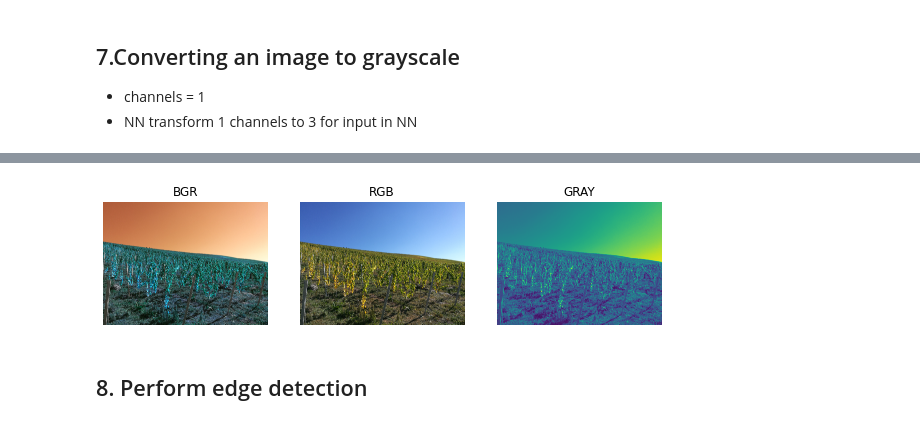
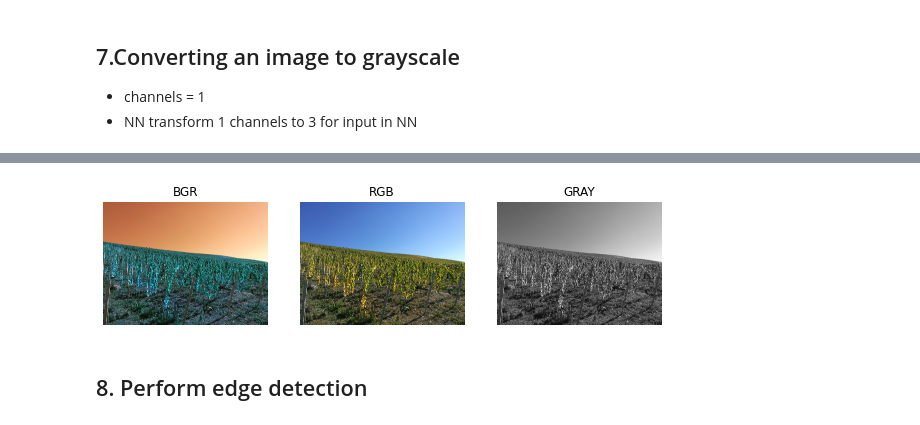
Before and after one commit to simsisim/sims-pyimage, a Jupyter notebook: _notebooks/2020-12-22-Day2-OpenCVTutorial.ipynb, the cells around one changed output, grey strips where cells are left out. Drawn from its saved outputs; the diff is of its cells as text; code cells hidden in the pictures.

```diff
--- a/_notebooks/2020-12-22-Day2-OpenCVTutorial.ipynb
+++ b/_notebooks/2020-12-22-Day2-OpenCVTutorial.ipynb
@@ -29,7 +35,8 @@ args = vars(ap.parse_args([])) #for *.py use args = vars(ap.parse_args())
 # %% [markdown]
 ## 1. Loading / Displaying an image
 # %%
-image = cv2.imread("images/face_detection05.jpg")#imread(args["image"])
+image = args["image01"]
+image = cv2.imread(image)#imread(args["image"])
 (h, w, c) = image.shape
 for i in range(1):
     fig = plt.figure("My Image", figsize = (7, 5))
@@ -152,25 +159,24 @@ plt.imshow(output)
  - channels = 1
  - NN transform 1 channels to 3 for input in NN
 # %%
-new_image = "images/green.jpg"
-image = cv2.imread(new_image)
+image = args["image02"]#"images/green.jpg"
+image = cv2.imread(image)
 norm = cv2.cvtColor(image, cv2.COLOR_BGR2RGB)
 gray = cv2.cvtColor(image, cv2.COLOR_BGR2GRAY)
 # %%
 #collapse-hide
-#collapse-output
-fig = plt.figure(figsize = (10, 10))
-ax = fig.add_subplot(131)
-ax.set_title("BGR")
-plt.imshow(image)
+#fig = plt.figure(figsize = (10, 10))
+#ax = fig.add_subplot(131)
+#ax.set_title("BGR")
+#plt.imshow(image)
+##plt.axis("off")
+#ax = fig.add_subplot(132)
+#plt.imshow(norm)
 #plt.axis("off")
-ax = fig.add_subplot(132)
-plt.imshow(norm)
-#plt.axis("off")
-ax.set_title("RGB")
-#plt.colorbar()
-ax = fig.add_subplot(133)
-ax.set_title("GRAY")
-plt.imshow(gray)
-#plt.axis("off")
-#plt.colorbar()
+#ax.set_title("RGB")
+##plt.colorbar()
+#ax = fig.add_subplot(133)
+#ax.set_title("GRAY")
+#plt.imshow(gray)
+##plt.axis("off")
+##plt.colorbar()
@@ -180,14 +183,14 @@ plt.imshow(gray)
 # %%
 fig = plt.figure(figsize = (10,10))
 images = ("BGR", image), ("RGB", norm), ("GRAY", gray)
 # loop over the images
 for (i, (name, image)) in enumerate(images):
     # show the image
     ax = fig.add_subplot(1, 3, i + 1)
     ax.set_title(name)
-    plt.imshow(image) #,cmap = plt.cm.gray)
+    plt.imshow(image, cmap = "gray")
     plt.axis("off")
 # %% [output]
-[figure, old version]
+[figure, new version]
 # %% [markdown]
 ## 8. Perform edge detection
```
Also changed, not shown: parts of 13 cells of this notebook.
